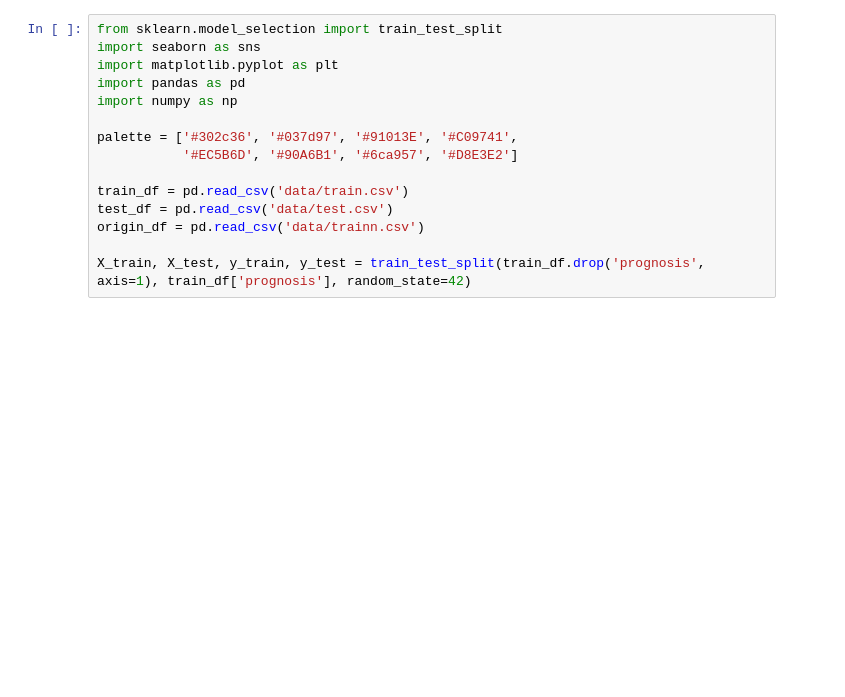
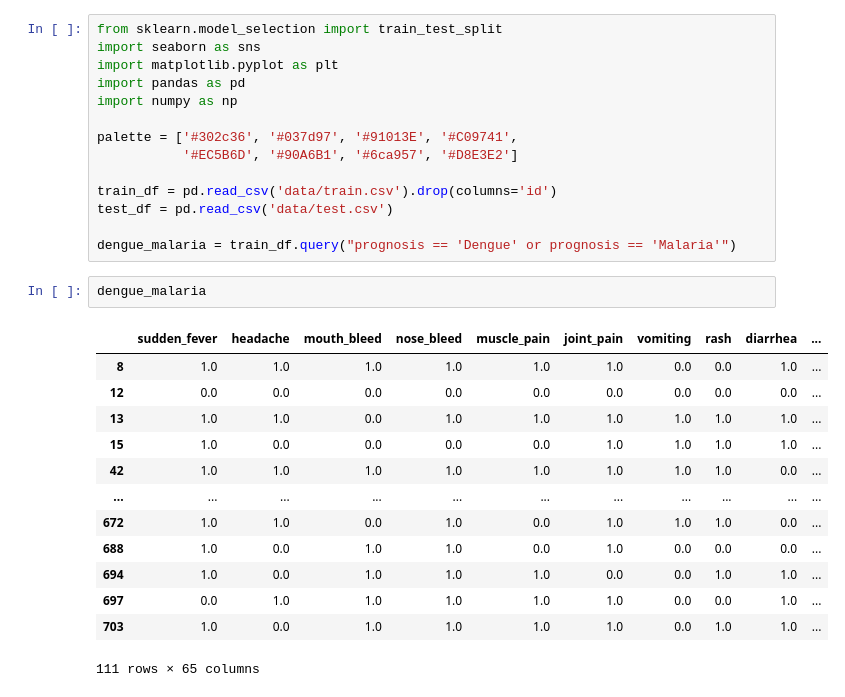
Before and after one commit to Nolasaurus/ps_s3e13, a Jupyter notebook: plot_correlation_heatmap.ipynb, the cells around one changed output. Cells and saved outputs as stored; diff of their text form; blank space fills up the shorter version.

```diff
--- a/plot_correlation_heatmap.ipynb
+++ b/plot_correlation_heatmap.ipynb
@@ -8,11 +8,26 @@ import numpy as np
 palette = ['#302c36', '#037d97', '#91013E', '#C09741',
            '#EC5B6D', '#90A6B1', '#6ca957', '#D8E3E2']
 
-train_df = pd.read_csv('data/train.csv')
+train_df = pd.read_csv('data/train.csv').drop(columns='id')
 test_df = pd.read_csv('data/test.csv')
-origin_df = pd.read_csv('data/trainn.csv')
 
-X_train, X_test, y_train, y_test = train_test_split(train_df.drop('prognosis', axis=1), train_df['prognosis'], random_state=42)
+dengue_malaria = train_df.query("prognosis == 'Dengue' or prognosis == 'Malaria'")
+# %%
+dengue_malaria
+# %% [output]
+|  | sudden_fever | headache | mouth_bleed | nose_bleed | muscle_pain | joint_pain | vomiting | rash | diarrhea | ... |
+| 8 | 1.0 | 1.0 | 1.0 | 1.0 | 1.0 | 1.0 | 0.0 | 0.0 | 1.0 | ... |
+| 12 | 0.0 | 0.0 | 0.0 | 0.0 | 0.0 | 0.0 | 0.0 | 0.0 | 0.0 | ... |
+| 13 | 1.0 | 1.0 | 0.0 | 1.0 | 1.0 | 1.0 | 1.0 | 1.0 | 1.0 | ... |
+| 15 | 1.0 | 0.0 | 0.0 | 0.0 | 0.0 | 1.0 | 1.0 | 1.0 | 1.0 | ... |
+| 42 | 1.0 | 1.0 | 1.0 | 1.0 | 1.0 | 1.0 | 1.0 | 1.0 | 0.0 | ... |
+| ... | ... | ... | ... | ... | ... | ... | ... | ... | ... | ... |
+| 672 | 1.0 | 1.0 | 0.0 | 1.0 | 0.0 | 1.0 | 1.0 | 1.0 | 0.0 | ... |
+| 688 | 1.0 | 0.0 | 1.0 | 1.0 | 0.0 | 1.0 | 0.0 | 0.0 | 0.0 | ... |
+| 694 | 1.0 | 0.0 | 1.0 | 1.0 | 1.0 | 0.0 | 0.0 | 1.0 | 1.0 | ... |
+| 697 | 0.0 | 1.0 | 1.0 | 1.0 | 1.0 | 1.0 | 0.0 | 0.0 | 1.0 | ... |
+| 703 | 1.0 | 0.0 | 1.0 | 1.0 | 1.0 | 1.0 | 0.0 | 1.0 | 1.0 | ... |
+111 rows × 65 columns
 # %%
 def plot_correlation_heatmap(df: pd.core.frame.DataFrame, title_name: str='Train correlation') -> None:
     """Draws the correlation heatmap plot.
```
Also changed, not shown: parts of 1 cell of this notebook, 3 other files.
